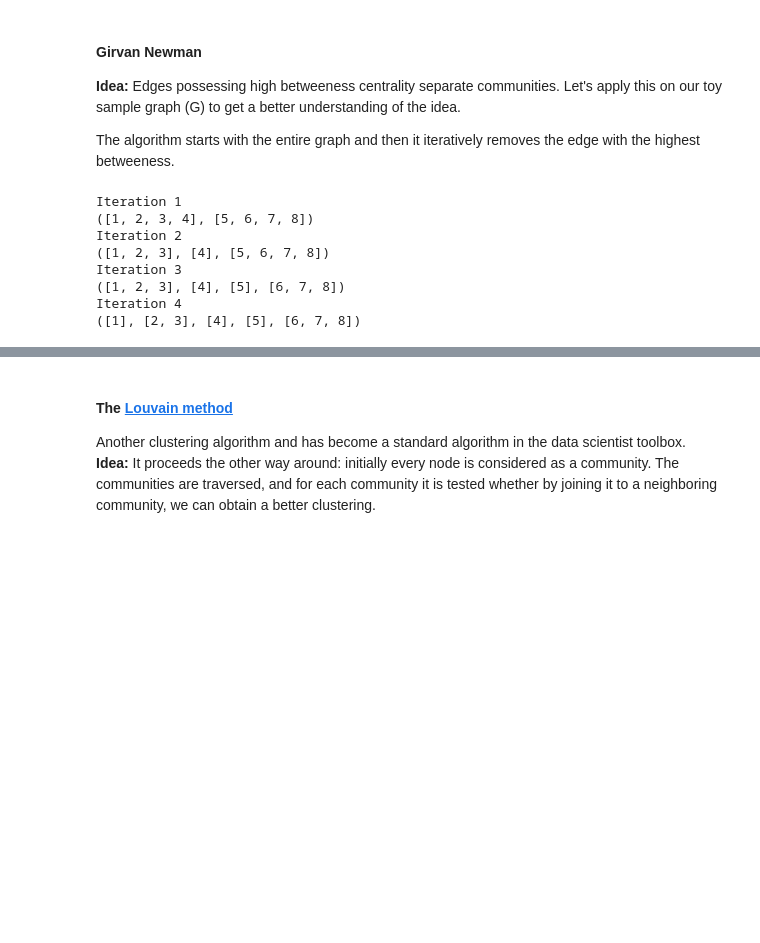
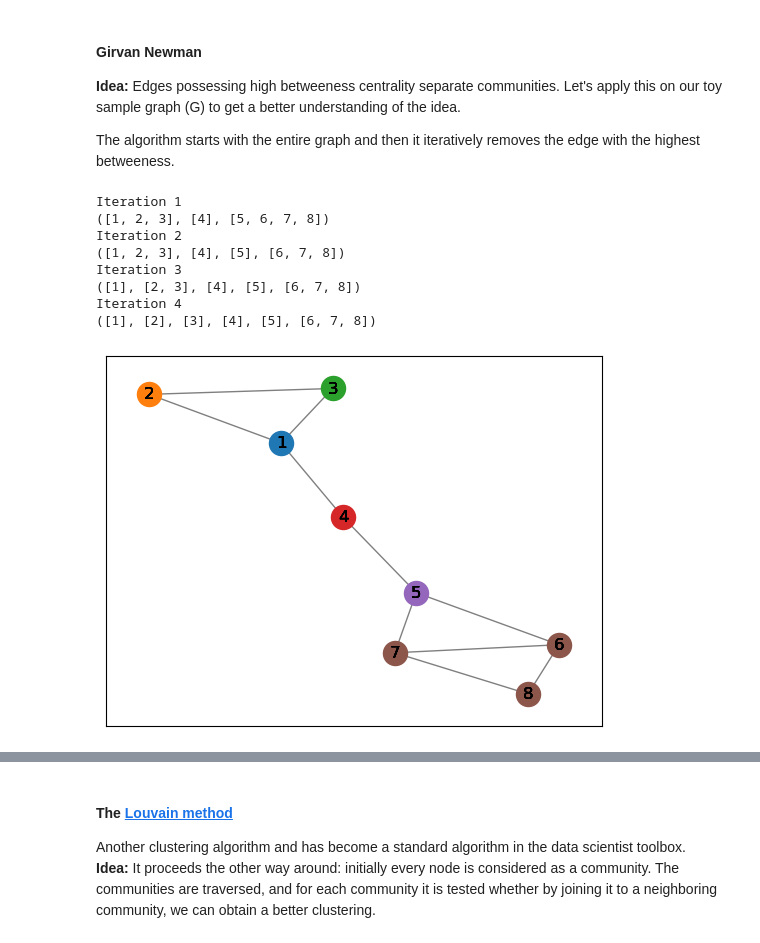
Before and after one commit to 16sophia/2022, a Jupyter notebook: Tutorials/10 - Handling networks/HandlingNetworks_Tutorial_Exercises_Solution.ipynb, the cells around one changed output, grey strips where cells are left out. Drawn from its saved outputs; the diff is of its cells as text; code cells hidden in the pictures; blank space fills up the shorter version.

```diff
--- a/Tutorials/10 - Handling networks/HandlingNetworks_Tutorial_Exercises_Solution.ipynb
+++ b/Tutorials/10 - Handling networks/HandlingNetworks_Tutorial_Exercises_Solution.ipynb
@@ -477,21 +504,63 @@ Two important algorithms:
 
 The algorithm starts with the entire graph and then it iteratively removes the edge with the highest betweeness.
 # %%
+communities = []
+
+# Compute the communities using the girvan_newman library
 comp = girvan_newman(G)
+
+# Extract the communities
+communities = [c for c in next(comp)]
+
+# Print community formation per iteration
 it = 0
 for communities in itertools.islice(comp, 4):
     it +=1
     print('Iteration', it)
     print(tuple(sorted(c) for c in communities))
+
+# Extract all nodes that belong to same cluster as node 7
+index = [i for i, tup in enumerate(communities) if 7 in tup]
+node_same_cluster = communities[index[0]]
 # %% [output]
 Iteration 1
-([1, 2, 3, 4], [5, 6, 7, 8])
+([1, 2, 3], [4], [5, 6, 7, 8])
 Iteration 2
-([1, 2, 3], [4], [5, 6, 7, 8])
+([1, 2, 3], [4], [5], [6, 7, 8])
 Iteration 3
-([1, 2, 3], [4], [5], [6, 7, 8])
+([1], [2, 3], [4], [5], [6, 7, 8])
 Iteration 4
-([1], [2, 3], [4], [5], [6, 7, 8])
+([1], [2], [3], [4], [5], [6, 7, 8])
+# %%
+# Visualize the communities
+# Generate color list
+color_list = ['#1f77b4', '#ff7f0e', '#2ca02c', '#d62728', '#9467bd',
+              '#8c564b', '#e377c2', '#7f7f7f', '#bcbd22', '#17becf',
+              '#aec7e8', '#ffbb78', '#98df8a', '#ff9896', '#c5b0d5']
+if len(communities) > len(color_list):
+    # Generate color list
+    import random
+    k = len(communities)
+    color_list = []
+    for _ in range(k):
+        r, g, b = random.random(), random.random(), random.random()
+        color_list.append('#{:02x}{:02x}{:02x}'.format(int(r*255), int(g*255), int(b*255)))
+
+
+# Print graph
+pos = nx.spring_layout(G)
+iter_i = 0
+for com in communities:
+    color = color_list[iter_i]
+    iter_i +=1
+    nx.draw_networkx_labels(G, pos, labels=dict([(n, n) for n in G.nodes()]))
+    for node in com:
+        nx.draw_networkx_nodes(G, pos, [node], node_color=color, node_shape='o')
+
+nx.draw_networkx_edges(G, pos, alpha=0.5)
+plt.show()
+# %% [output]
+[figure, added]
 # %%
 visualize_graph(G,alpha=0.7)
 # %% [output]
```
Also changed, not shown: parts of 17 cells of this notebook, 7 other files.
